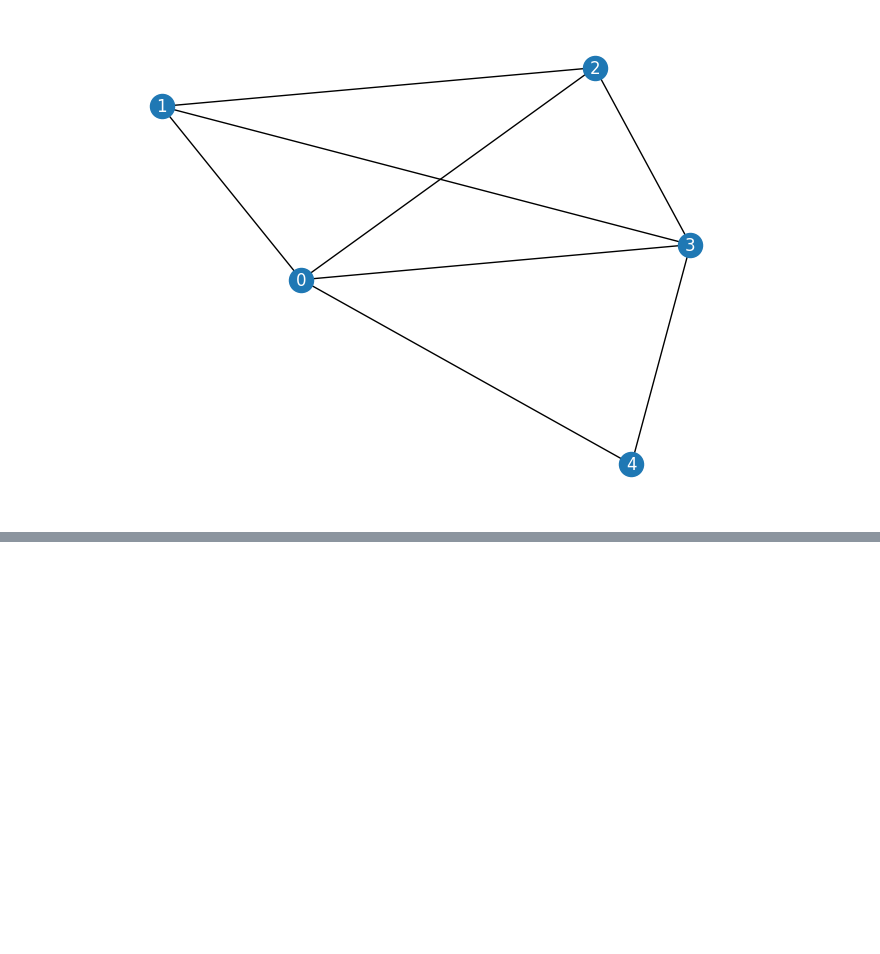
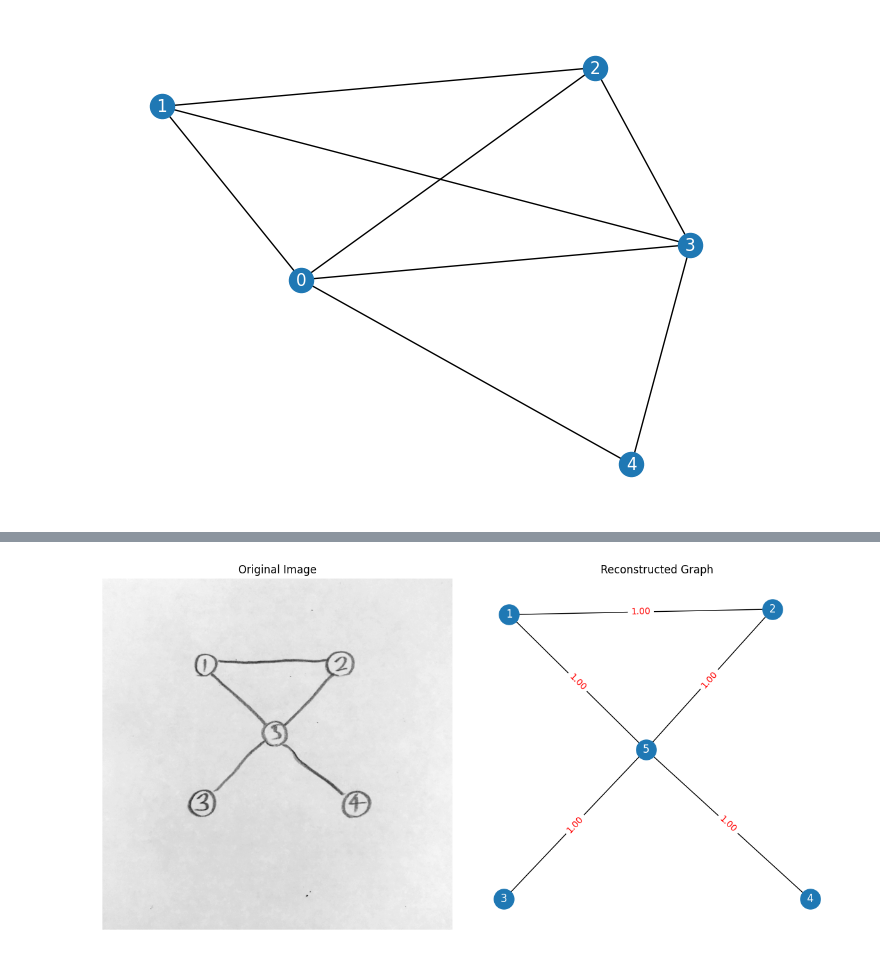
Before and after one commit to DanielOkada/graph-from-image, a Jupyter notebook: graph_from_image.ipynb, the cells around one changed output, grey strips where cells are left out. Saved outputs shown, nothing was run; the diff lists cells and outputs as text; code cells hidden in the pictures; blank space fills up the shorter version.

```diff
--- a/graph_from_image.ipynb
+++ b/graph_from_image.ipynb
@@ -938,0 +1019,33 @@ plt.show()
+# %%
+# 画像の高さ（Y反転に使用）
+height = img.shape[0]
+
+# 中心点を計算して pos を作成
+# y座標は反転
+pos = {
+    node_id: (x + w / 2, height - (y + h / 2))
+    for node_id, (x, y, w, h) in boxes.items()
+}
+
+# グラフ推定
+G_recon, edge_probs = img_to_graph(binary, boxes, model, device="cuda")
+
+# サブプロットを横に並べて作成
+fig, axes = plt.subplots(1, 2, figsize=(12, 6))
+
+# 左：元画像
+axes[0].imshow(img, cmap="gray")
+axes[0].set_title("Original Image")
+axes[0].axis("off")
+
+# 右：再構成されたグラフ
+nx.draw(G_recon, pos, ax=axes[1], with_labels=True, font_color="white", node_size=500)
+edge_labels = {(n1, n2): f"{edge_probs[(n1, n2)]:.2f}" for n1, n2 in G_recon.edges()}
+nx.draw_networkx_edge_labels(G_recon, pos, edge_labels=edge_labels, font_color='red', ax=axes[1])
+axes[1].set_title("Reconstructed Graph")
+axes[1].axis("off")
+
+plt.tight_layout()
+plt.show()
+# %% [output]
+[figure, added]
```
Also changed, not shown: parts of 12 cells of this notebook, 4 other files.
